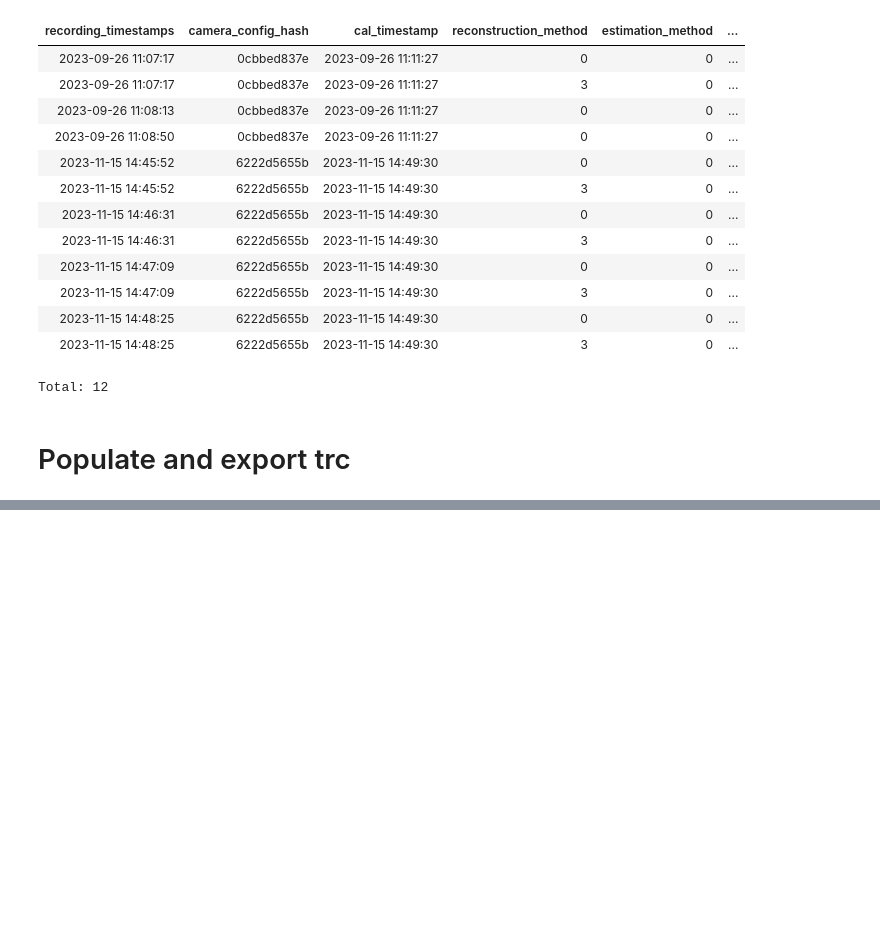
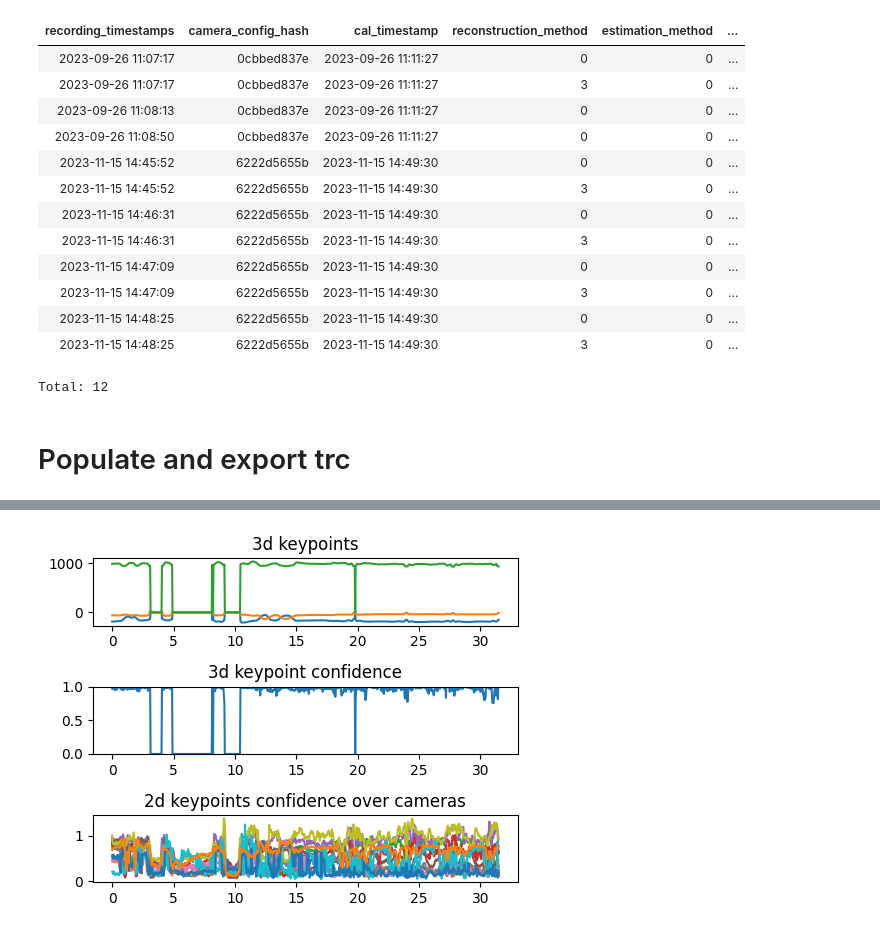
Before and after one commit to Pouyan97/Hand_Detection, a Jupyter notebook: test_dj.ipynb, the cells around one changed output, grey strips where cells are left out. Drawn from its saved outputs; the diff is of its cells as text; code cells hidden in the pictures; blank space fills up the shorter version.

```diff
--- a/test_dj.ipynb
+++ b/test_dj.ipynb
@@ -204,3 +257,9 @@ HandPoseReconstruction.plot_joint((HandPoseReconstruction & key ),2)
+# %%
+for j in range(20,21):
+    HandPoseReconstruction.plot_joint((HandPoseReconstruction & key ),j)
+    plt.pause(0.5)
+# %% [output]
+[figure, added]
 # %%
 plot_all_cameras(key, frame_idx = 0)
 # %% [output]
```
Also changed, not shown: parts of 11 cells of this notebook, 1 other file.
